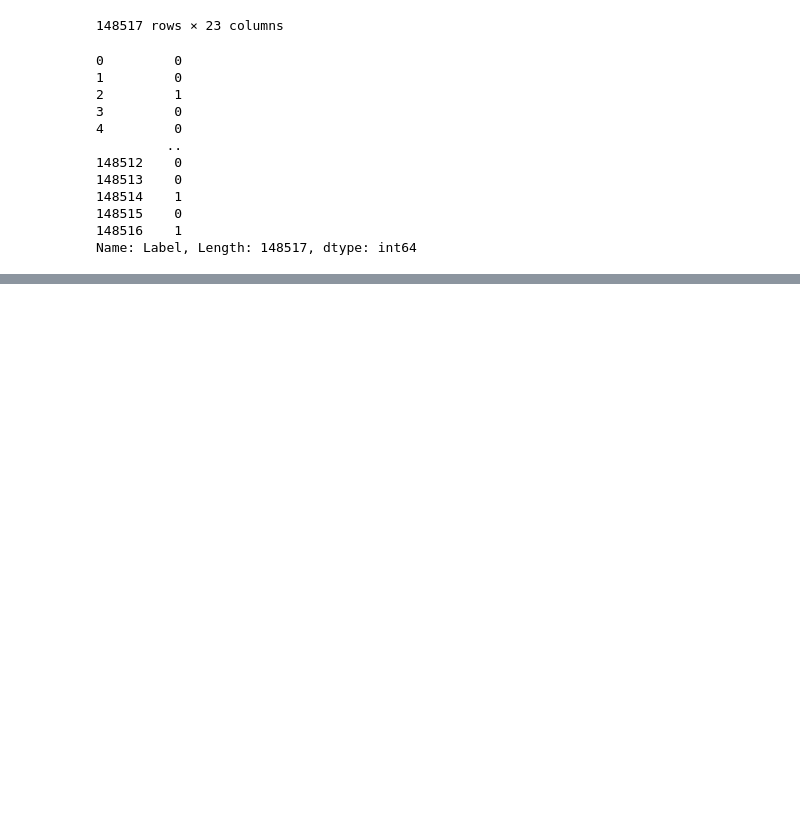
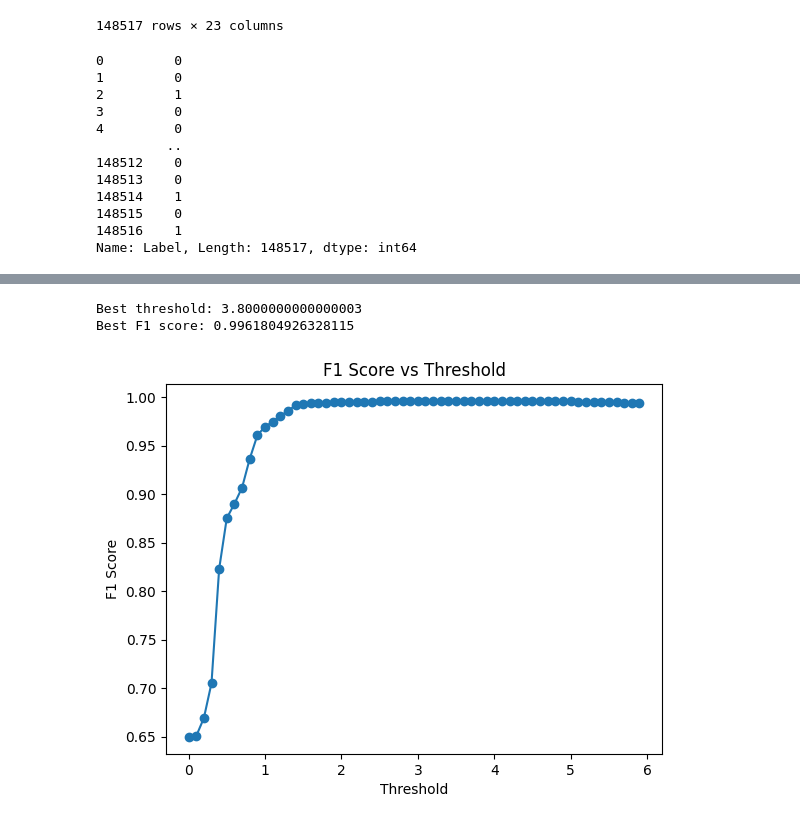
Before and after one commit to gnssl98/CVAE, a Jupyter notebook: Integrated_Datasets/trian-cicids, test-kdd_0308.ipynb, the cells around one changed output, grey strips where cells are left out. Drawn from its saved outputs; the diff is of its cells as text; code cells hidden in the pictures; blank space fills up the shorter version.

```diff
--- a/Integrated_Datasets/trian-cicids, test-kdd_0308.ipynb
+++ b/Integrated_Datasets/trian-cicids, test-kdd_0308.ipynb
@@ -622,34 +656,38 @@ plt.show()
 # %%
 
 
 import numpy as np
 from sklearn.metrics import f1_score
 
 # Define the range of threshold values
-threshold_range = np.arange(0, 4, 0.1)
+threshold_range = np.arange(0, 6, 0.1)
 
 # List to store F1 scores for each threshold
 f1_scores = []
 
 # Loop through each threshold and calculate F1 score
 for threshold in threshold_range:
     y_pred = [0 if e < threshold else 1 for e in error_df.reconstruction_error.values]
     f1 = f1_score(error_df.true_class, y_pred)
     f1_scores.append(f1)
 
 # Find the threshold with the highest F1 score
 best_threshold = threshold_range[np.argmax(f1_scores)]
 best_f1_score = max(f1_scores)
 
 print(f"Best threshold: {best_threshold}")
 print(f"Best F1 score: {best_f1_score}")
 
 # Optionally, you can plot the F1 scores across the threshold range
 plt.plot(threshold_range, f1_scores, marker='o')
 plt.xlabel('Threshold')
 plt.ylabel('F1 Score')
 plt.title('F1 Score vs Threshold')
 plt.show()
+# %% [output]
+Best threshold: 3.8000000000000003
+Best F1 score: 0.9961804926328115
+[figure, added]
 # %%
 # 그래프 보고 threshold 결정 0.35
 threshold = best_threshold
```
Also changed, not shown: parts of 15 cells of this notebook, 1 other file.
